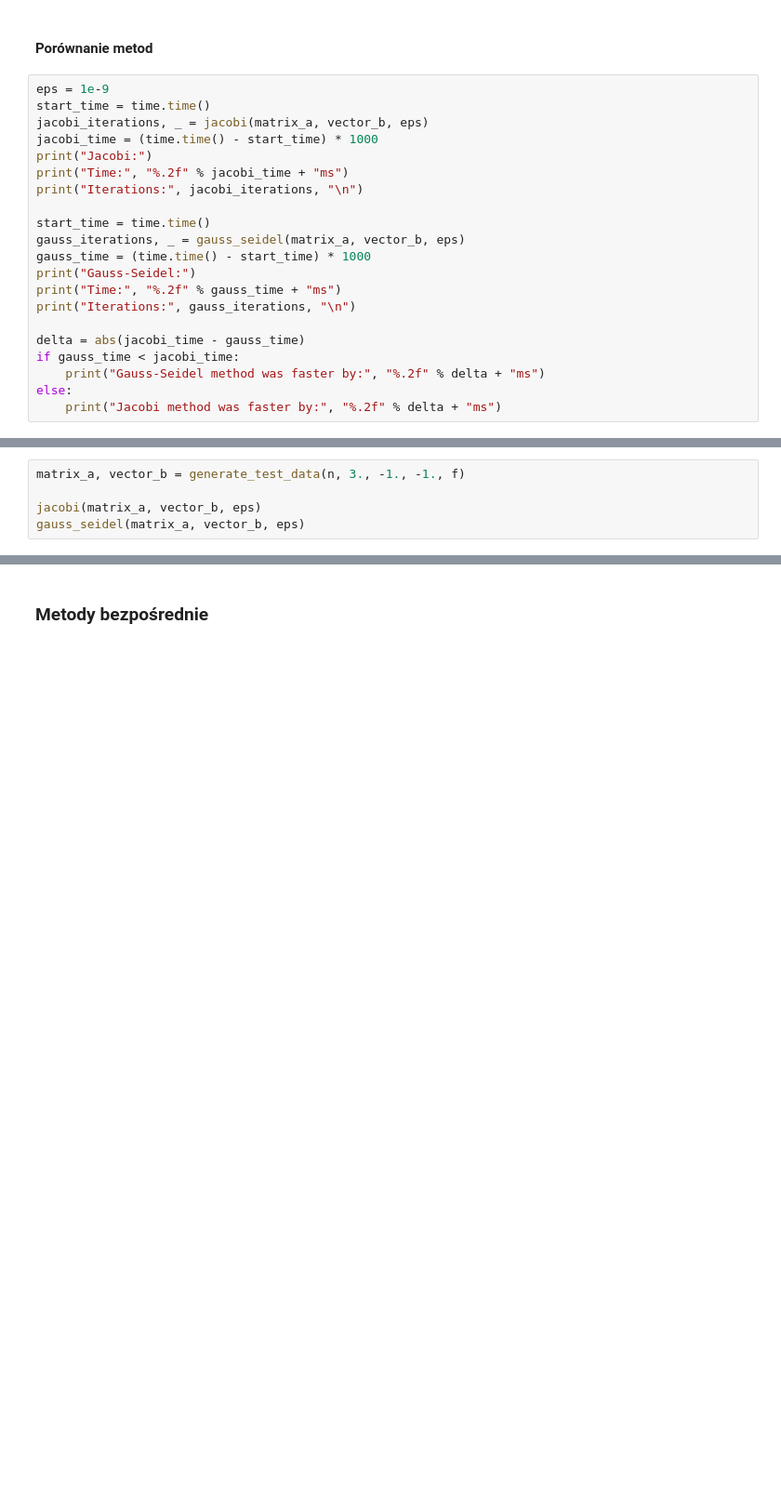
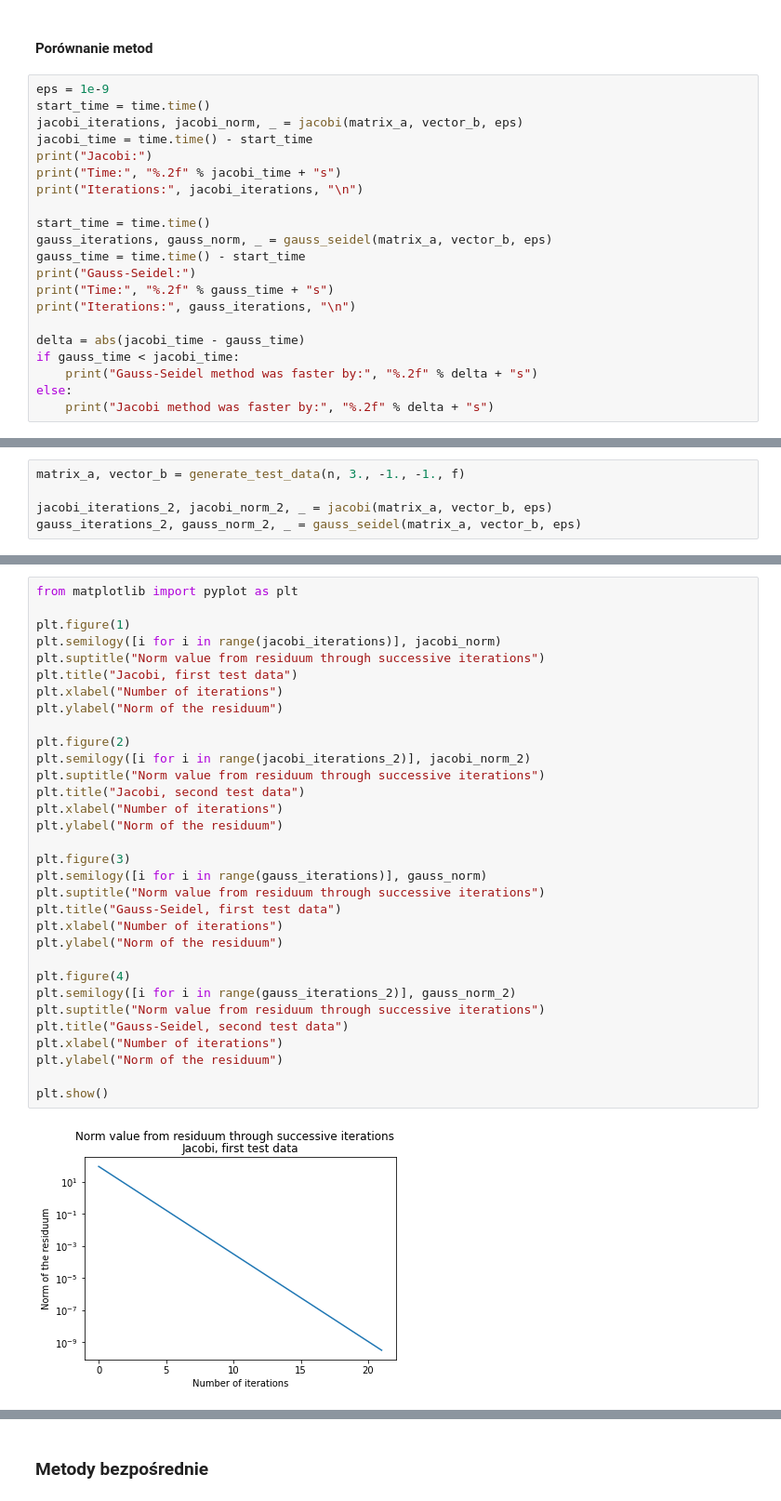
Before and after one commit to Buzeqq/SystemsOfLinearEquations, a Jupyter notebook: SystemsOfLinearEquations.ipynb, the cells around one changed output, grey strips where cells are left out. Shown: that part at 93% size. Saved outputs shown, nothing was run; the diff lists cells and outputs as text; blank space fills up the shorter version.

Commit message:
Dodano wykresy przedstawiające norme z residuum

```diff
--- a/SystemsOfLinearEquations.ipynb
+++ b/SystemsOfLinearEquations.ipynb
@@ -227,23 +276,23 @@ def gauss_seidel(a: Matrix, b: Matrix, epsilon: float):
 # %%
 eps = 1e-9
 start_time = time.time()
-jacobi_iterations, _ = jacobi(matrix_a, vector_b, eps)
-jacobi_time = (time.time() - start_time) * 1000
+jacobi_iterations, jacobi_norm, _ = jacobi(matrix_a, vector_b, eps)
+jacobi_time = time.time() - start_time
 print("Jacobi:")
-print("Time:", "%.2f" % jacobi_time + "ms")
+print("Time:", "%.2f" % jacobi_time + "s")
 print("Iterations:", jacobi_iterations, "\n")
 
 start_time = time.time()
-gauss_iterations, _ = gauss_seidel(matrix_a, vector_b, eps)
-gauss_time = (time.time() - start_time) * 1000
+gauss_iterations, gauss_norm, _ = gauss_seidel(matrix_a, vector_b, eps)
+gauss_time = time.time() - start_time
 print("Gauss-Seidel:")
-print("Time:", "%.2f" % gauss_time + "ms")
+print("Time:", "%.2f" % gauss_time + "s")
 print("Iterations:", gauss_iterations, "\n")
 
 delta = abs(jacobi_time - gauss_time)
 if gauss_time < jacobi_time:
-    print("Gauss-Seidel method was faster by:", "%.2f" % delta + "ms")
+    print("Gauss-Seidel method was faster by:", "%.2f" % delta + "s")
 else:
-    print("Jacobi method was faster by:", "%.2f" % delta + "ms")
+    print("Jacobi method was faster by:", "%.2f" % delta + "s")
 # %% [output]
 Jacobi:
@@ -262,5 +311,5 @@ Jednak metody iteracyjne nie są idealne. Otrzymaliśmy poprawne wyniki, poniewa
 # %%
 matrix_a, vector_b = generate_test_data(n, 3., -1., -1., f)
 
-jacobi(matrix_a, vector_b, eps)
-gauss_seidel(matrix_a, vector_b, eps)
+jacobi_iterations_2, jacobi_norm_2, _ = jacobi(matrix_a, vector_b, eps)
+gauss_iterations_2, gauss_norm_2, _ = gauss_seidel(matrix_a, vector_b, eps)
@@ -275,0 +326,34 @@ Jednym z warunków otrzymania prawidłowego przybliżenia jest tak samo macierz
+# %%
+from matplotlib import pyplot as plt
+
+plt.figure(1)
+plt.semilogy([i for i in range(jacobi_iterations)], jacobi_norm)
+plt.suptitle("Norm value from residuum through successive iterations")
+plt.title("Jacobi, first test data")
+plt.xlabel("Number of iterations")
+plt.ylabel("Norm of the residuum")
+
+plt.figure(2)
+plt.semilogy([i for i in range(jacobi_iterations_2)], jacobi_norm_2)
+plt.suptitle("Norm value from residuum through successive iterations")
+plt.title("Jacobi, second test data")
+plt.xlabel("Number of iterations")
+plt.ylabel("Norm of the residuum")
+
+plt.figure(3)
+plt.semilogy([i for i in range(gauss_iterations)], gauss_norm)
+plt.suptitle("Norm value from residuum through successive iterations")
+plt.title("Gauss-Seidel, first test data")
+plt.xlabel("Number of iterations")
+plt.ylabel("Norm of the residuum")
+
+plt.figure(4)
+plt.semilogy([i for i in range(gauss_iterations_2)], gauss_norm_2)
+plt.suptitle("Norm value from residuum through successive iterations")
+plt.title("Gauss-Seidel, second test data")
+plt.xlabel("Number of iterations")
+plt.ylabel("Norm of the residuum")
+
+plt.show()
+# %% [output]
+[figure, added]
```
Also changed, not shown: parts of 16 cells of this notebook, 1 other file.
